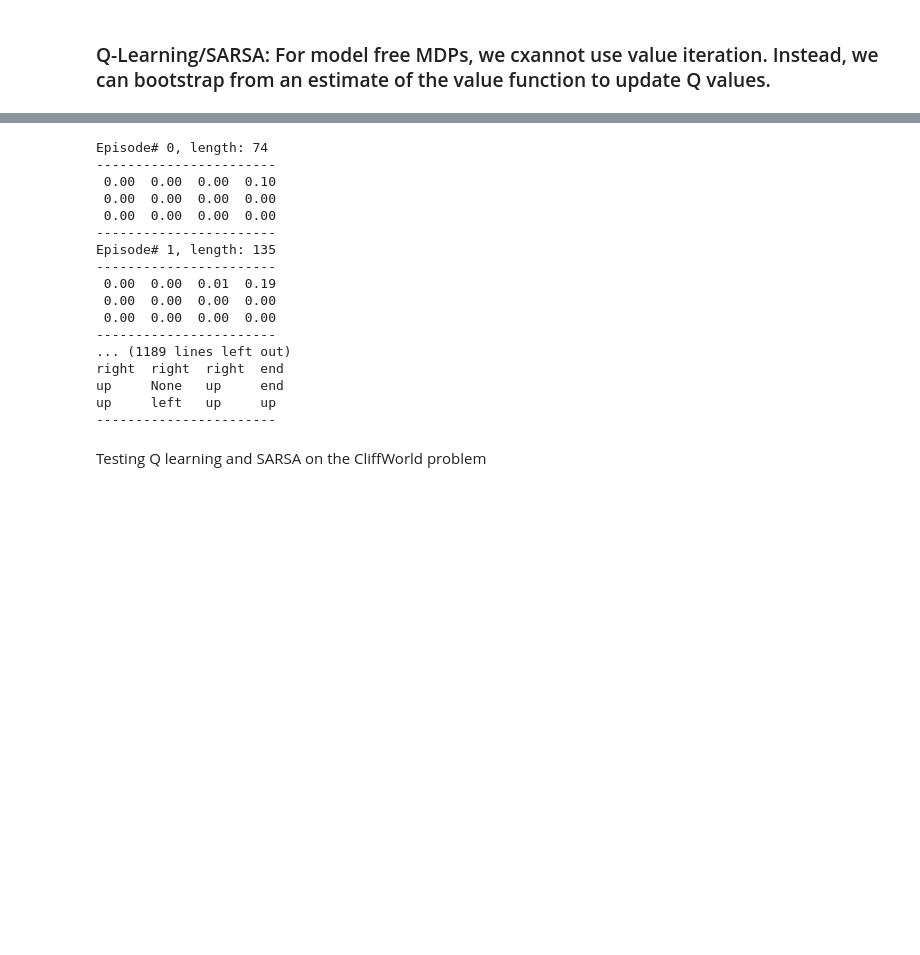
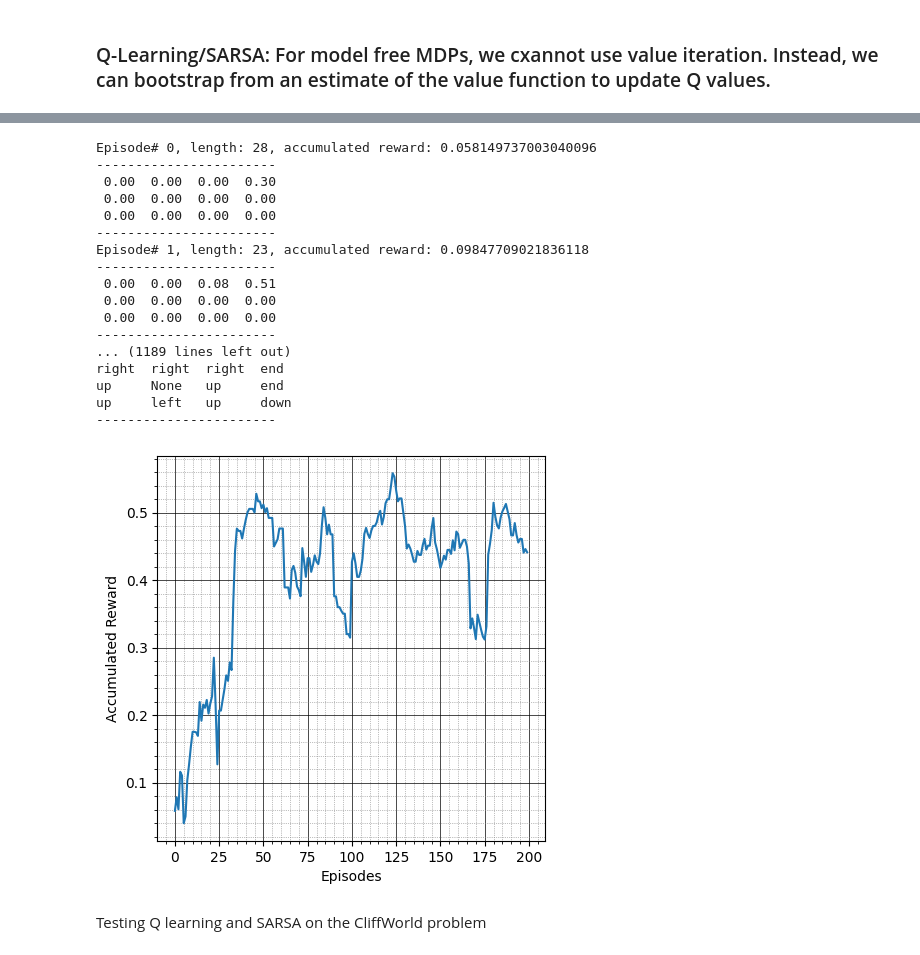
Before and after one commit to tsultan16/Reinforcement_Learning, a Jupyter notebook: grid_world.ipynb, the cells around one changed output, grey strips where cells are left out. Drawn from its saved outputs; the diff is of its cells as text; code cells hidden in the pictures; blank space fills up the shorter version.

```diff
--- a/grid_world.ipynb
+++ b/grid_world.ipynb
@@ -474,41 +489,44 @@ up     left   up     down
 gw3 = GridWorld(discount_factor=0.9)
 
 # instantiate Q learner
-QL2 = QLearner(gw3, alpha=0.1)
+QL2 = QLearner(gw3, alpha=0.3)
 
 # training
-QL2.train(episodes=200, SARSA=True)
+episode_rewards = QL2.train(episodes=200, SARSA=True)
 
 # policy extraction
 pi = gw3.extract_policy()
 
 print("-----------------------")
 for y in range(gw3.height-1, -1, -1):
     for x in range(gw3.width):
         if (x,y) in pi:
             print(f"{pi[(x,y)]:<6}", end=' ')
         else:
             print(f"{'None':<6}", end=' ')
     print("")
 print("-----------------------")
+
+plot_rewards(episode_rewards)
 # %% [output]
-Episode# 0, length: 74
+Episode# 0, length: 28, accumulated reward: 0.058149737003040096
 -----------------------
- 0.00  0.00  0.00  0.10
+ 0.00  0.00  0.00  0.30
  0.00  0.00  0.00  0.00
  0.00  0.00  0.00  0.00
 -----------------------
-Episode# 1, length: 135
+Episode# 1, length: 23, accumulated reward: 0.09847709021836118
 -----------------------
- 0.00  0.00  0.01  0.19
+ 0.00  0.00  0.08  0.51
  0.00  0.00  0.00  0.00
  0.00  0.00  0.00  0.00
 -----------------------
 ... (1189 lines left out)
 right  right  right  end
 up     None   up     end
-up     left   up     up
+up     left   up     down
 -----------------------
+[figure, added]
 # %% [markdown]
 Testing Q learning and SARSA on the CliffWorld problem
 # %%
```
Also changed, not shown: parts of 9 cells of this notebook.
